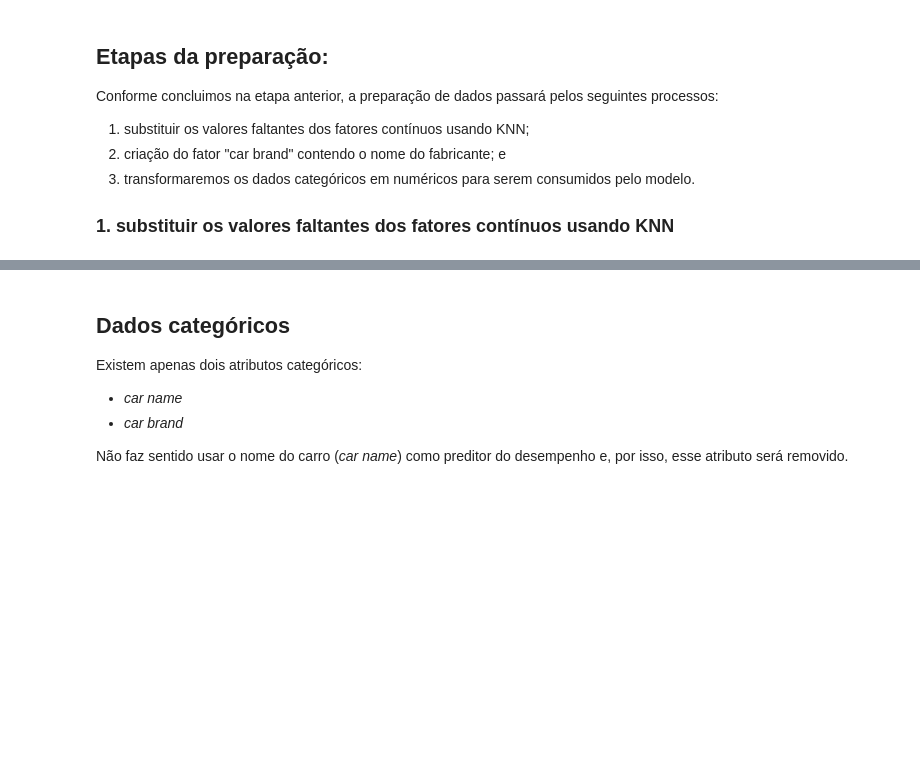
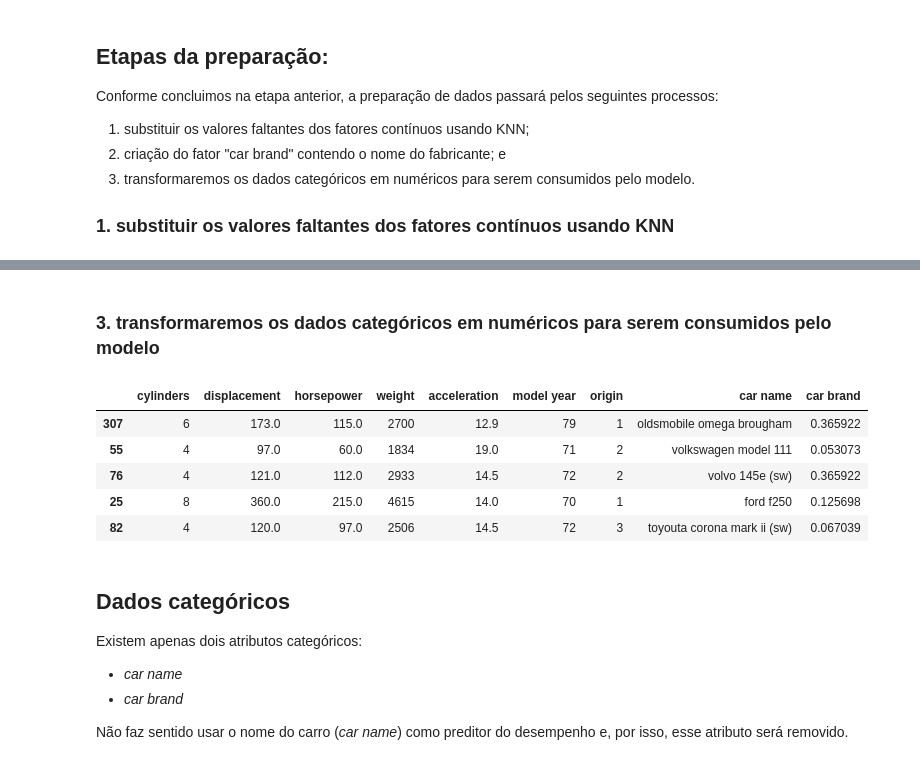
Before and after one commit to Carne-de-Pescoco/kaggle-used-car, a Jupyter notebook: notebooks/2_data_preparation_suto_v1.ipynb, the cells around one changed output, grey strips where cells are left out. Saved outputs shown, nothing was run; the diff lists cells and outputs as text; code cells hidden in the pictures; blank space fills up the shorter version.

```diff
--- a/notebooks/2_data_preparation_suto.ipynb
+++ b/notebooks/2_data_preparation_suto_v1.ipynb
@@ -111,3 +177,19 @@ X_test.loc[X_test.isna().any(axis=1)]
+# %% [markdown]
+### 3. transformaremos os dados categóricos em numéricos para serem consumidos pelo modelo
+# %%
+pipe = Pipeline([('RareLabel', RareLabelEncoder(tol=0.05, n_categories=4, variables=['car brand'], replace_with='Rare'))
+                 , ('CountFrequency', CountFrequencyEncoder(encoding_method='frequency', variables=['car brand']))])
+
+X_train_encoded = pipe.fit_transform(X_train)
+
+X_train_encoded.head()
+# %% [output]
+|  | cylinders | displacement | horsepower | weight | acceleration | model year | origin | car name | car brand |
+| 307 | 6 | 173.0 | 115.0 | 2700 | 12.9 | 79 | 1 | oldsmobile omega brougham | 0.365922 |
+| 55 | 4 | 97.0 | 60.0 | 1834 | 19.0 | 71 | 2 | volkswagen model 111 | 0.053073 |
+| 76 | 4 | 121.0 | 112.0 | 2933 | 14.5 | 72 | 2 | volvo 145e (sw) | 0.365922 |
+| 25 | 8 | 360.0 | 215.0 | 4615 | 14.0 | 70 | 1 | ford f250 | 0.125698 |
+| 82 | 4 | 120.0 | 97.0 | 2506 | 14.5 | 72 | 3 | toyouta corona mark ii (sw) | 0.067039 |
 # %% [markdown]
 ## Dados categóricos
 
```
Also changed, not shown: parts of 9 cells of this notebook, 4 other files.
